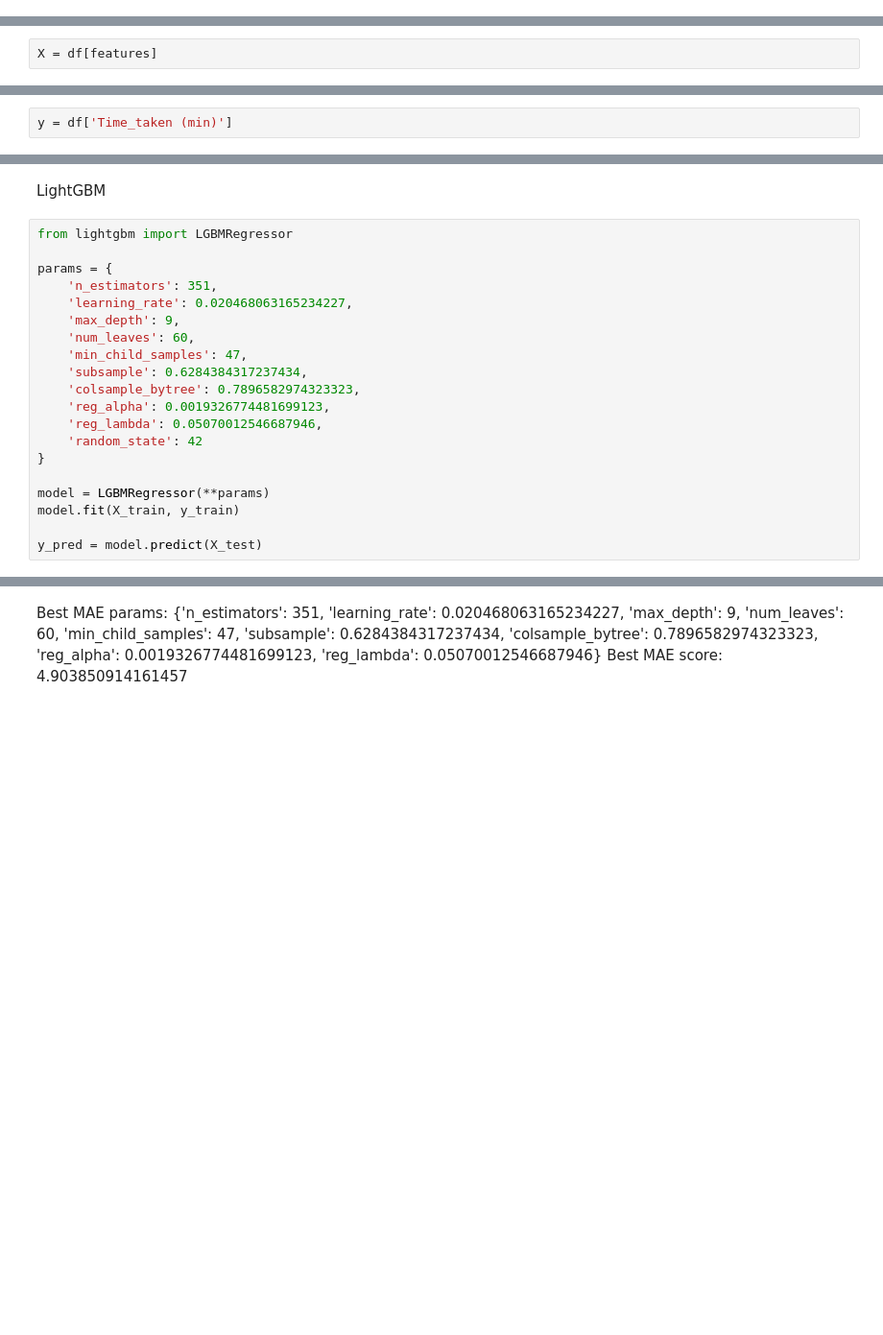
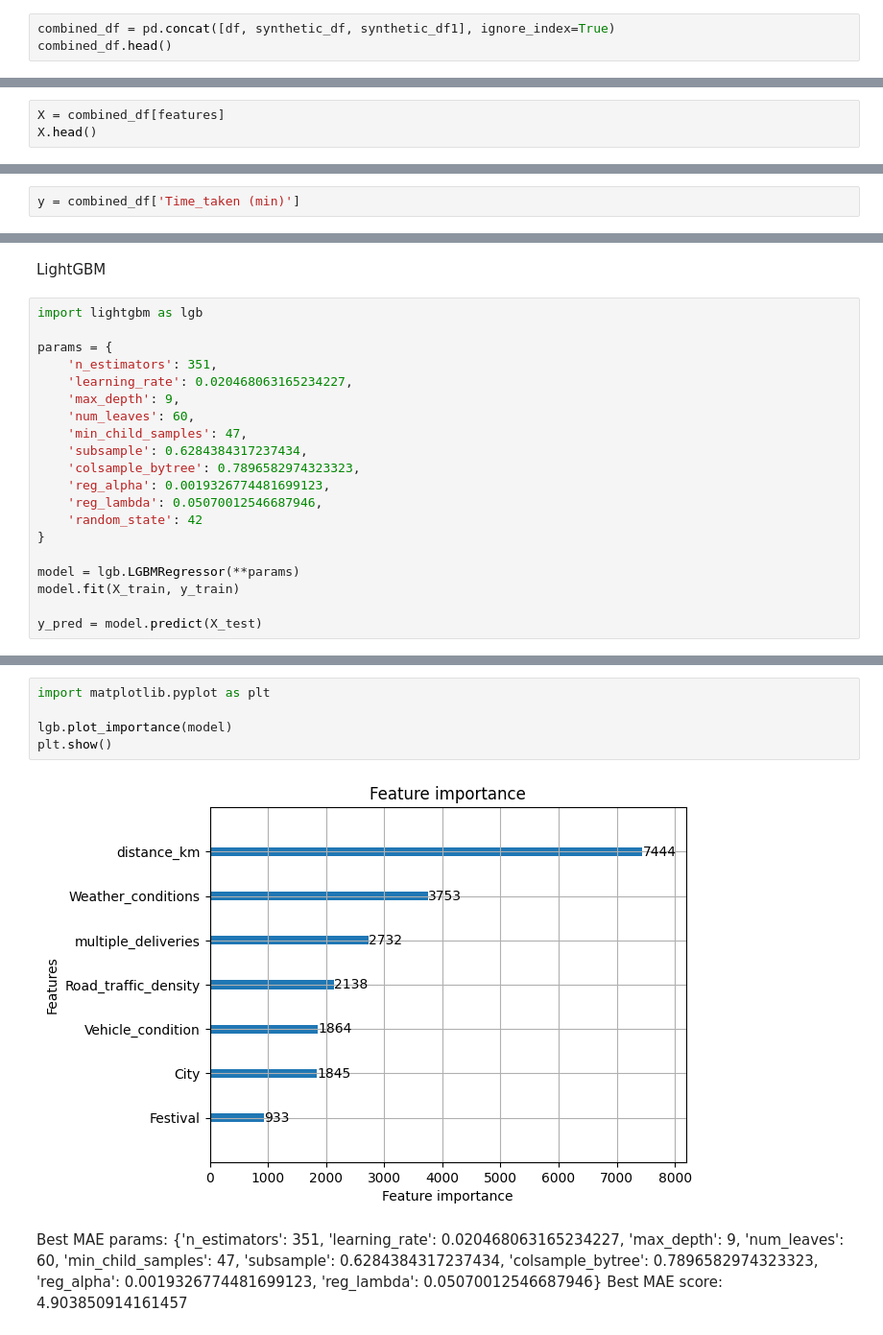
Before and after one commit to IridescentOwl/Gnu_maps, a Jupyter notebook: ML/model.ipynb, the cells around one changed output, grey strips where cells are left out. Shown at 96% size. Drawn from its saved outputs; the diff is of its cells as text; blank space fills up the shorter version.

```diff
--- a/ML/model.ipynb
+++ b/ML/model.ipynb
@@ -52,0 +106,3 @@ print(features)
+# %%
+combined_df = pd.concat([df, synthetic_df, synthetic_df1], ignore_index=True)
+combined_df.head()
@@ -53,2 +116,3 @@ print(features)
 # %%
-X = df[features]
+X = combined_df[features]
+X.head()
@@ -55,11 +126,11 @@ X = df[features]
 # %%
-y = df['Time_taken (min)']
+y = combined_df['Time_taken (min)']
 # %%
 X_train, X_test, y_train, y_test = train_test_split(X, y)
 # %% [markdown]
 LightGBM
 # %%
-from lightgbm import LGBMRegressor
+import lightgbm as lgb
 
 params = {
     'n_estimators': 351,
@@ -74,7 +145,7 @@ params = {
     'random_state': 42
 }
 
-model = LGBMRegressor(**params)
+model = lgb.LGBMRegressor(**params)
 model.fit(X_train, y_train)
 
 y_pred = model.predict(X_test)
@@ -99,3 +159,10 @@ And if memory is not enough, you can set `force_col_wise=true`.
+# %%
+import matplotlib.pyplot as plt
+
+lgb.plot_importance(model)
+plt.show()
+# %% [output]
+[figure, added]
 # %% [markdown]
 Best MAE params: {'n_estimators': 351, 'learning_rate': 0.020468063165234227, 'max_depth': 9, 'num_leaves': 60, 'min_child_samples': 47, 'subsample': 0.6284384317237434, 'colsample_bytree': 0.7896582974323323, 'reg_alpha': 0.0019326774481699123, 'reg_lambda': 0.05070012546687946}
 Best MAE score: 4.903850914161457
```
Also changed, not shown: parts of 11 cells of this notebook, 8 other files.
